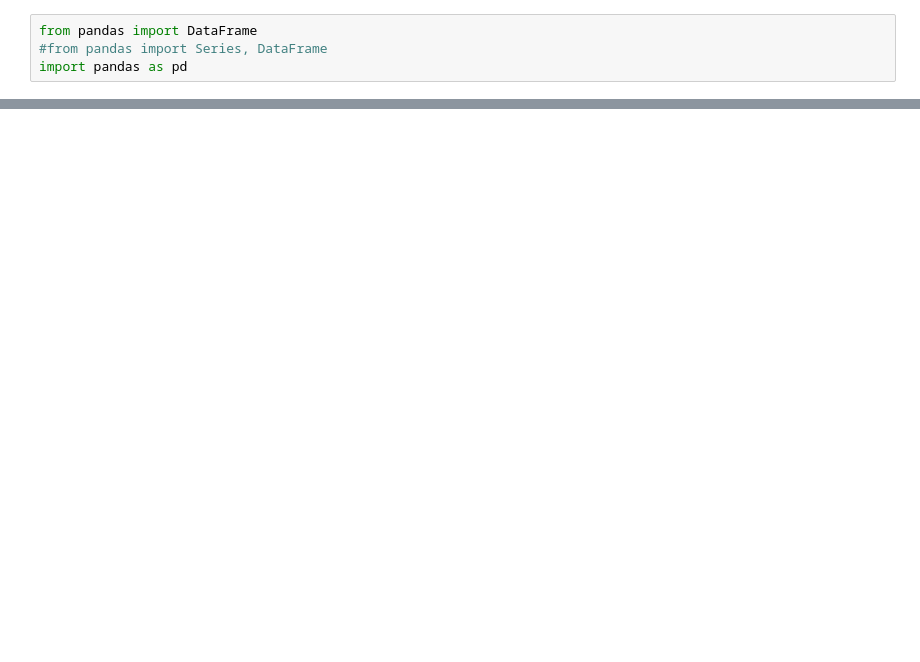
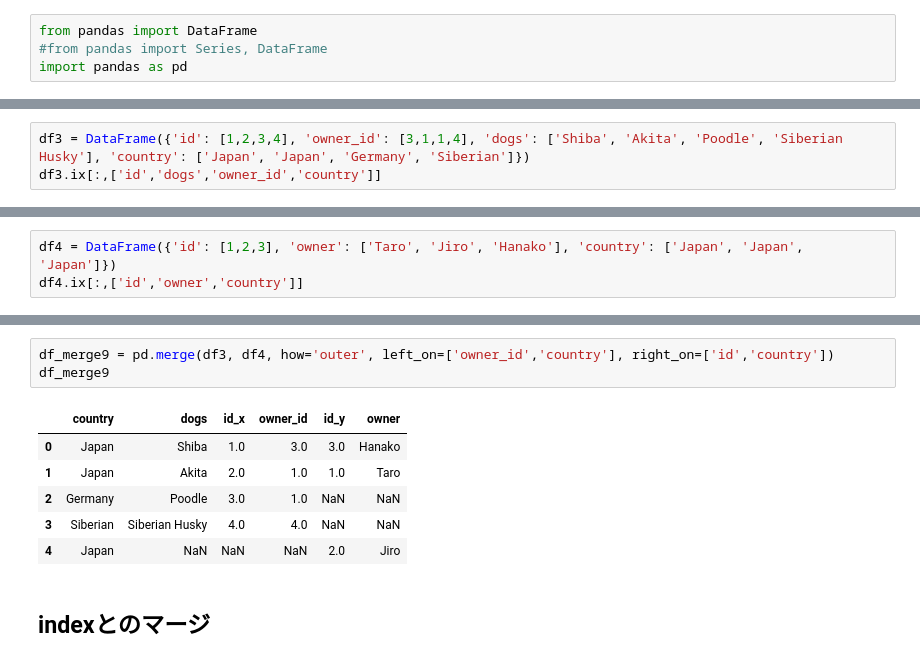
Before and after one commit to ftakao2007/python, a Jupyter notebook: jupyter_notebook/pandas/pandas_join.ipynb, the cells around one changed output, grey strips where cells are left out. Saved outputs shown, nothing was run; the diff lists cells and outputs as text; blank space fills up the shorter version.

```diff
--- a/jupyter_notebook/pandas/pandas_join.ipynb
+++ b/jupyter_notebook/pandas/pandas_join.ipynb
@@ -67,0 +154,3 @@ df_merge1
+# %%
+df3 = DataFrame({'id': [1,2,3,4], 'owner_id': [3,1,1,4], 'dogs': ['Shiba', 'Akita', 'Poodle', 'Siberian Husky'], 'country': ['Japan', 'Japan', 'Germany', 'Siberian']})
+df3.ix[:,['id','dogs','owner_id','country']]
@@ -67,0 +163,3 @@ df_merge1
+# %%
+df4 = DataFrame({'id': [1,2,3], 'owner': ['Taro', 'Jiro', 'Hanako'], 'country': ['Japan', 'Japan', 'Japan']})
+df4.ix[:,['id','owner','country']]
@@ -67,0 +202,12 @@ df_merge1
+# %%
+df_merge9 = pd.merge(df3, df4, how='outer', left_on=['owner_id','country'], right_on=['id','country'])
+df_merge9
+# %% [output]
+|  | country | dogs | id_x | owner_id | id_y | owner |
+| 0 | Japan | Shiba | 1.0 | 3.0 | 3.0 | Hanako |
+| 1 | Japan | Akita | 2.0 | 1.0 | 1.0 | Taro |
+| 2 | Germany | Poodle | 3.0 | 1.0 | NaN | NaN |
+| 3 | Siberian | Siberian Husky | 4.0 | 4.0 | NaN | NaN |
+| 4 | Japan | NaN | NaN | NaN | 2.0 | Jiro |
+# %% [markdown]
+## indexとのマージ
```
Also changed, not shown: parts of 54 cells of this notebook, 11 other files.
